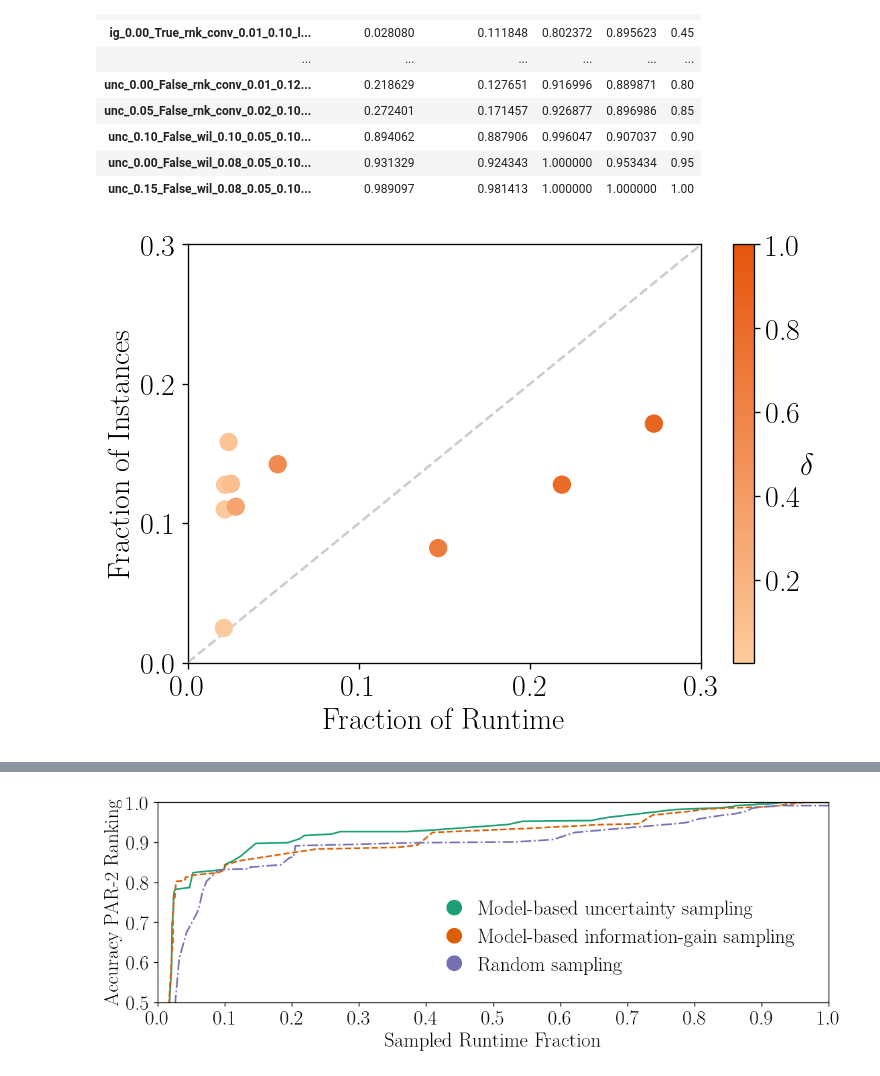
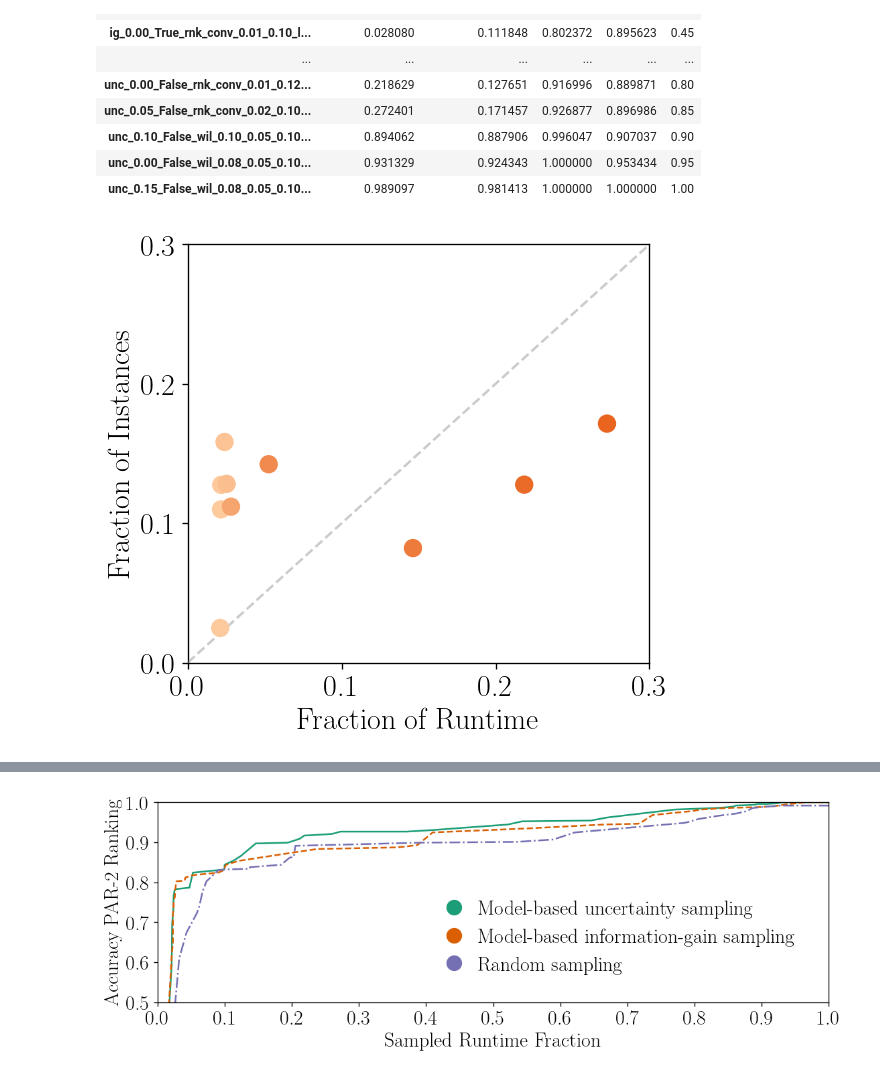
Before and after one commit to mathefuchs/al-for-sat-solver-benchmarking, a Jupyter notebook: anni_results.ipynb, the cells around one changed output, grey strips where cells are left out. Drawn from its saved outputs; the diff is of its cells as text; code cells hidden in the pictures.

```diff
--- a/anni_results.ipynb
+++ b/anni_results.ipynb
@@ -89,10 +90,11 @@ import seaborn as sns
 s = {}
 for i, row in r.iterrows():
     k = (row["fraction_instances"], row["fraction_runtime"])
+    v = row["k"] if row["k"] > 0.004 else 0.0
     if k not in s:
-        s[k] = [row["k"]]
+        s[k] = [v]
     else:
-        s[k].append(row["k"])
+        s[k].append(v)
 
 sm = {}
 for sk in s.keys():
@@ -109,35 +111,35 @@ fs = 18
 plt.rc("text", usetex=True)
 plt.rc("font", family="serif")
 plt.rc("pgf", texsystem="pdflatex")
 plt.rc("savefig", bbox="tight")
 
 plt.rc("xtick", labelsize=fs)
 plt.rc("ytick", labelsize=fs)
 
-figure, axis = plt.subplots(1, 1, figsize=(7, 5), dpi=120)
+figure, axis = plt.subplots(1, 1, figsize=(5.5, 5), dpi=120)
 figure.tight_layout(pad=4)
 
 #plt.scatter(data[:, 1], data[:, 0], c=data[:, 2])
 #sns.scatterplot(x=data[:, 1], y=data[:, 0], hue=data[:, 2])
 
 #cmap = sns.color_palette("flare", as_cmap=True)
 # 253, 202, 157
 cmap = sns.blend_palette(['#fdca9d','#e6550d'], n_colors=6, as_cmap=True, input='hex')
 
 points = axis.scatter(data[:, 1], data[:, 0], c=data[:, 2], s=100, cmap=cmap, zorder=10)
-cbar = figure.colorbar(points, ticks=[0.0,0.2,0.4,0.6,0.8,1.0])
-cbar.ax.set_yticklabels([0.0,0.2,0.4,0.6,0.8,1.0])
-cbar.ax.set_ylabel("$\delta$", fontsize=fs, rotation=0)
+#cbar = figure.colorbar(points, ticks=[0.002,0.2,0.4,0.6,0.8,1.0])
+#cbar.ax.set_yticklabels(["0.0","0.2","0.4","0.6","0.8","1.0"])
+#cbar.ax.set_ylabel("$\delta$", fontsize=fs, rotation=0)
 
 plt.plot(np.linspace(0.0, 1.0, 10), np.linspace(0.0, 1.0, 10), "--", color="grey", alpha=0.4, zorder=5)
 axis.set_xlim(0.0, 0.3)
 axis.set_ylim(0.0, 0.3)
 axis.set_xlabel("Fraction of Runtime", fontsize=fs)
 axis.set_ylabel("Fraction of Instances", fontsize=fs)
 axis.set_xticks([0.0,0.1,0.2,0.3],[0.0,0.1,0.2,0.3])
 axis.set_yticks([0.0,0.1,0.2,0.3],[0.0,0.1,0.2,0.3])
 
 plt.savefig("plots/anni_train_optimization_goal.pgf")
 plt.show()
 # %% [output]
-[figure, old version]
+[figure, new version]
```
Also changed, not shown: parts of 2 cells of this notebook, 7 other files.
